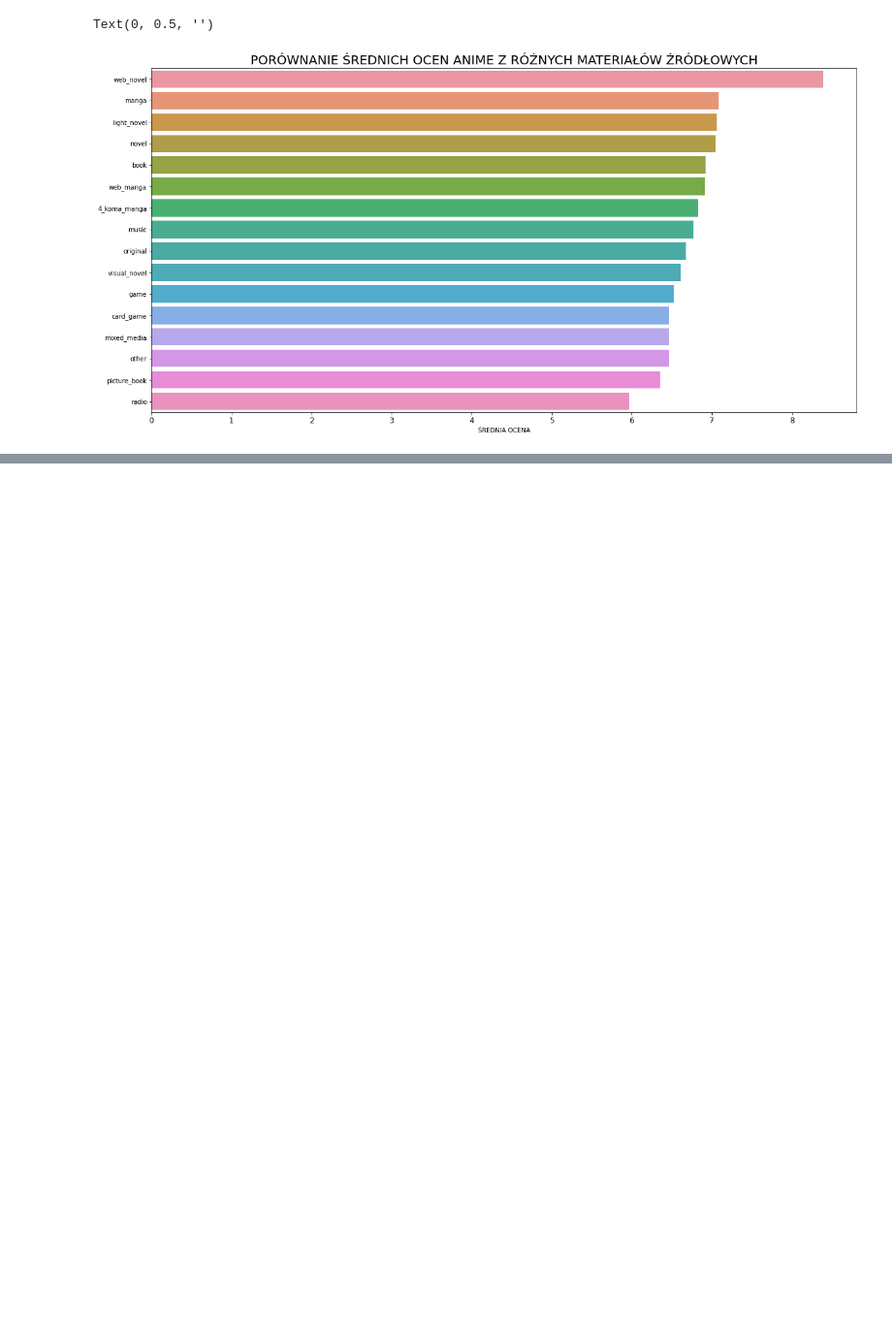
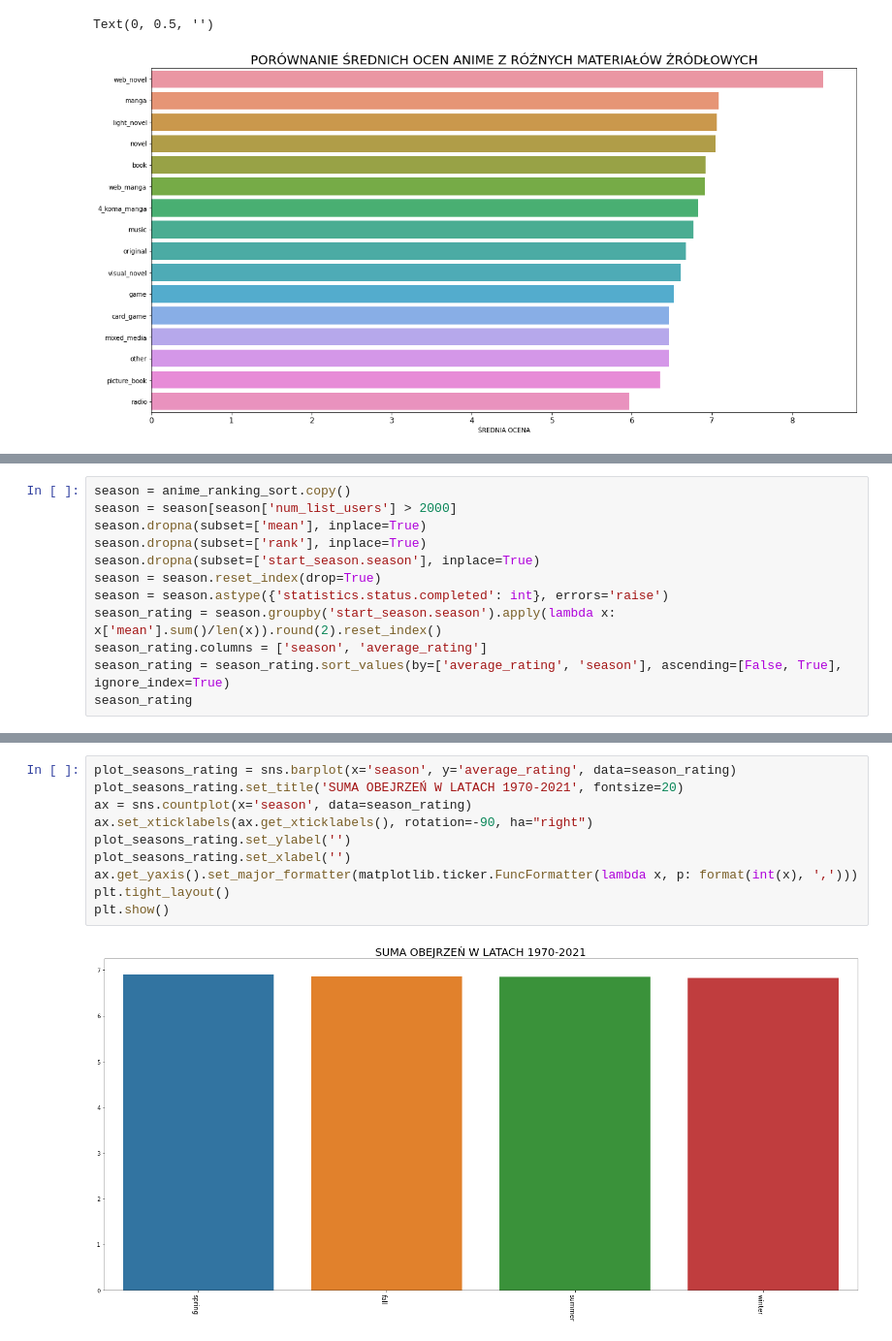
Before and after one commit to BloodyShrimp/Visualizing_Anime, a Jupyter notebook: data_refining.ipynb, the cells around one changed output, grey strips where cells are left out. Shown at 97% size. Saved outputs shown, nothing was run; the diff lists cells and outputs as text; blank space fills up the shorter version.

```diff
--- a/data_refining.ipynb
+++ b/data_refining.ipynb
@@ -711,0 +714,12 @@ Text(0, 0.5, '')
+# %%
+season = anime_ranking_sort.copy()
+season = season[season['num_list_users'] > 2000]
+season.dropna(subset=['mean'], inplace=True)
+season.dropna(subset=['rank'], inplace=True)
+season.dropna(subset=['start_season.season'], inplace=True)
+season = season.reset_index(drop=True)
+season = season.astype({'statistics.status.completed': int}, errors='raise')
+season_rating = season.groupby('start_season.season').apply(lambda x: x['mean'].sum()/len(x)).round(2).reset_index()
+season_rating.columns = ['season', 'average_rating']
+season_rating = season_rating.sort_values(by=['average_rating', 'season'], ascending=[False, True], ignore_index=True)
+season_rating
@@ -711,0 +753,12 @@ Text(0, 0.5, '')
+# %%
+plot_seasons_rating = sns.barplot(x='season', y='average_rating', data=season_rating)
+plot_seasons_rating.set_title('SUMA OBEJRZEŃ W LATACH 1970-2021', fontsize=20)
+ax = sns.countplot(x='season', data=season_rating)
+ax.set_xticklabels(ax.get_xticklabels(), rotation=-90, ha="right")
+plot_seasons_rating.set_ylabel('')
+plot_seasons_rating.set_xlabel('')
+ax.get_yaxis().set_major_formatter(matplotlib.ticker.FuncFormatter(lambda x, p: format(int(x), ',')))
+plt.tight_layout()
+plt.show()
+# %% [output]
+[figure, added]
```
Also changed, not shown: parts of 6 cells of this notebook.
